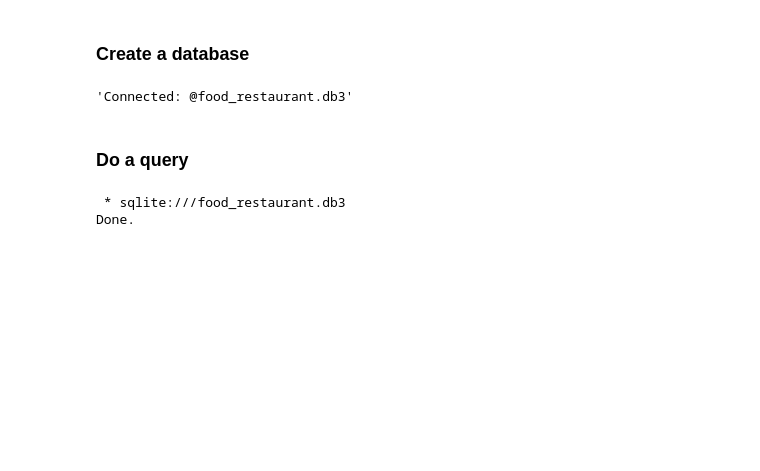
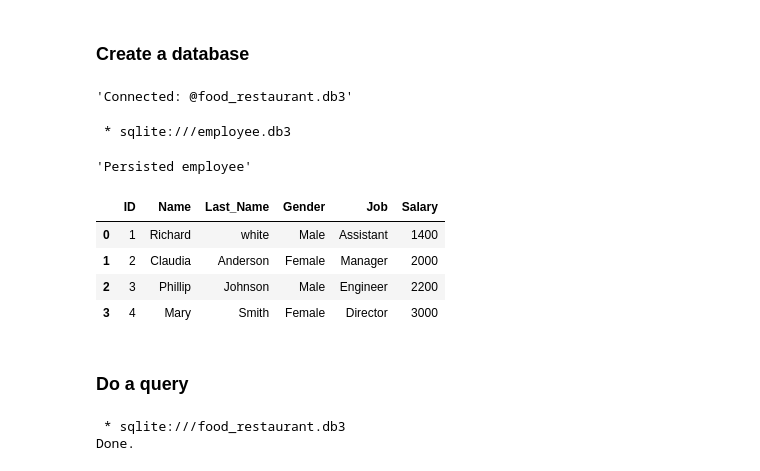
Before and after one commit to ricardopretelt/data-analysis-in-python, a Jupyter notebook: Summary of Python libraries.ipynb, the cells around one changed output. Cells and saved outputs as stored; diff of their text form; code cells hidden in the pictures; blank space fills up the shorter version.

```diff
--- a/Summary of Python libraries.ipynb
+++ b/Summary of Python libraries.ipynb
@@ -1141,6 +1141,30 @@ url = 'https://raw.githubusercontent.com/ricardopretelt/Intro-to-python-librarie
 restaurants = pd.read_csv(url)
 # Persist the database to the SQL database
 %sql PERSIST restaurants
+# %%
+# To create a simple database in SQL first in Pandas
+employee = pd.DataFrame({
+  'ID': [1, 2, 3, 4],
+  # add Product Name and Color here
+  'Name': ["Richard", "Claudia", "Phillip", "Mary"],
+  'Last_Name': ["white", "Anderson", "Johnson", "Smith"],
+  'Gender': ["Male", "Female", "Male", "Female"],
+  'Job': ["Assistant", "Manager", "Engineer", "Director"],
+  'Salary': [1400, 2000, 2200, 3000],
+})
+%sql PERSIST employee
+# %% [output]
+ * sqlite:///employee.db3
+'Persisted employee'
+# %%
+%sql sqlite:///employee.db3
+employee
+# %% [output]
+|  | ID | Name | Last_Name | Gender | Job | Salary |
+| 0 | 1 | Richard | white | Male | Assistant | 1400 |
+| 1 | 2 | Claudia | Anderson | Female | Manager | 2000 |
+| 2 | 3 | Phillip | Johnson | Male | Engineer | 2200 |
+| 3 | 4 | Mary | Smith | Female | Director | 3000 |
 # %% [markdown]
 ### Do a query
 # %%
```
Also changed, not shown: parts of 17 cells of this notebook, 2 other files.
